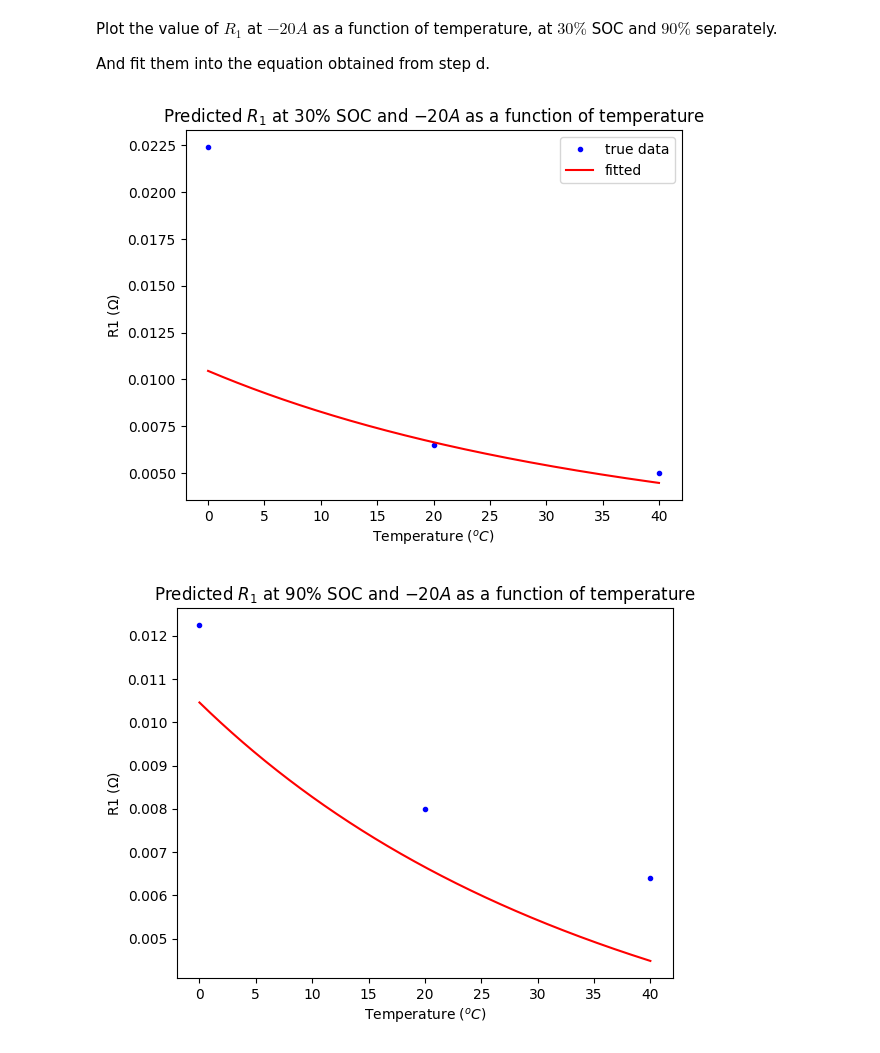
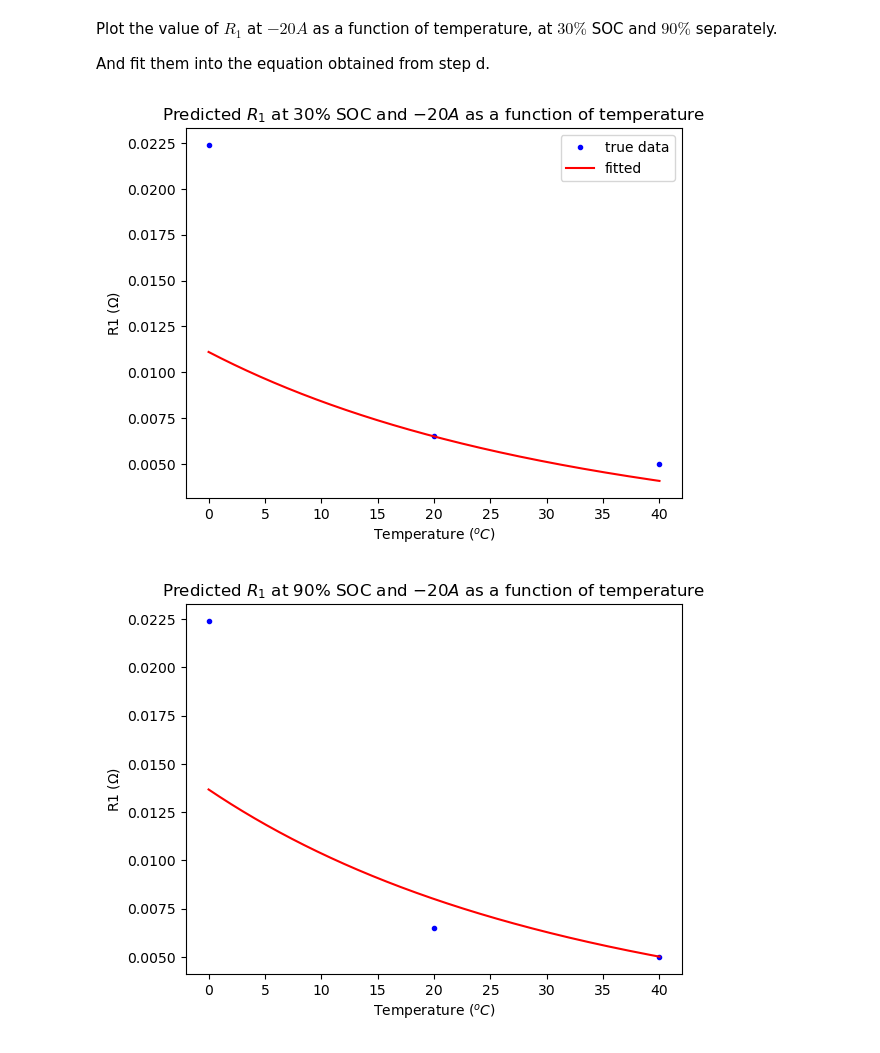
Before and after one commit to sunfanyi/modelling-of-lithium-ion-batteries, a Jupyter notebook: part_3.9.ipynb, the cells around one changed output. Drawn from its saved outputs; the diff is of its cells as text; code cells hidden in the pictures.

Commit message:
Fix part 2 & 3: For equation 2 and 3, change R_T0 from a fitting parameter to a constant.

```diff
--- a/part_3.9.ipynb
+++ b/part_3.9.ipynb
@@ -218,21 +218,17 @@ plt.show()
 Fit R1 at $60\%$ SOC and $-20A$ to the Arrhenius Equation as a function of temperature.
 # %%
 T0 = 20
-# Define the Arrhenius Equation
-def Arrhenius(T_fit, R1_T0, E):
+R1_T0 = R1_tab[1, 3, idx_20]
+def Arrhenius(T_fit, E):
     return R1_T0 * np.exp(- E/8.3145 * (1/(T_fit+273.15) - 1/(T0+273.15)))
-
-# Initial guess
-p0 = [R1_true[1], 1]
 
 x = T_fit
 y_true = R1_true
 my_func = Arrhenius
-popts, x_plot, y_pred = fit_RC(x, y_true, my_func, p0)
+popts, x_plot, y_pred = fit_RC(x, y_true, my_func)
 
 print('Fitted parameters:')
-print('R1_T0:', popts[0])
-print('E:', popts[1])
+print('E:', popts[0])
 print('\nConstants:')
 print('R:', 8.3145)
 print('T0:', T0)
@@ -260,39 +254,34 @@ Plot the value of $R_1$ at $-20A$ as a function of temperature, at $30\%$ SOC an
 And fit them into the equation obtained from step d.
 # %%
 # SOC = 30%
-idx_20 = np.where(np.abs(I_peaks[0, 0]-(20)) < 0.01)[0][0]
-T_fit = [0, 20, 40]
+R1_T0 = R1_tab[1, 6, idx_20]
+def Arrhenius(T_fit, E):
+    return R1_T0 * np.exp(- E/8.3145 * (1/(T_fit+273.15) - 1/(T0+273.15)))
 R1_true = R1_tab[:, 6, idx_20]
+y_true = R1_true
+y_pred = Arrhenius(x_plot, *popts)
 
-x = T_fit
-y_true = R1_true
-x_plot = np.linspace(np.min(x), np.max(x), 500)
-y_pred = Arrhenius(x_plot, *popts)
 plt.plot(x, y_true, 'b.', label='true data')
 plt.plot(x_plot, y_pred, 'r-', label='fitted')
 plt.legend()
 plt.xlabel('Temperature ($^oC$)')
 plt.ylabel('R1 ($\Omega$)')
 plt.title('Predicted $R_1$ at $30\%$ SOC and $-20A$ as a function of temperature')
 plt.show()
 
 
 # SOC = 90%
-idx_20 = np.where(np.abs(I_peaks[0, 0]-(20)) < 0.01)[0][0]
-T_fit = [0, 20, 40]
-R1_true = R1_tab[:, 0, idx_20]
-
-x = T_fit
-y_true = R1_true
-x_plot = np.linspace(np.min(x), np.max(x), 500)
+R1_T0 = R1_tab[1, 0, idx_20]
+def Arrhenius(T_fit, E):
+    return R1_T0 * np.exp(- E/8.3145 * (1/(T_fit+273.15) - 1/(T0+273.15)))
 y_pred = Arrhenius(x_plot, *popts)
 
 plt.plot(x, y_true, 'b.', label='true data')
 plt.plot(x_plot, y_pred, 'r-', label='fitted')
 plt.xlabel('Temperature ($^oC$)')
 plt.ylabel('R1 ($\Omega$)')
 plt.title('Predicted $R_1$ at $90\%$ SOC and $-20A$ as a function of temperature')
 plt.show()
 # %% [output]
-[figure, old version]
+[figure, new version]
-[figure, old version]
+[figure, new version]
```
Also changed, not shown: parts of 13 cells of this notebook, 12 other files.
